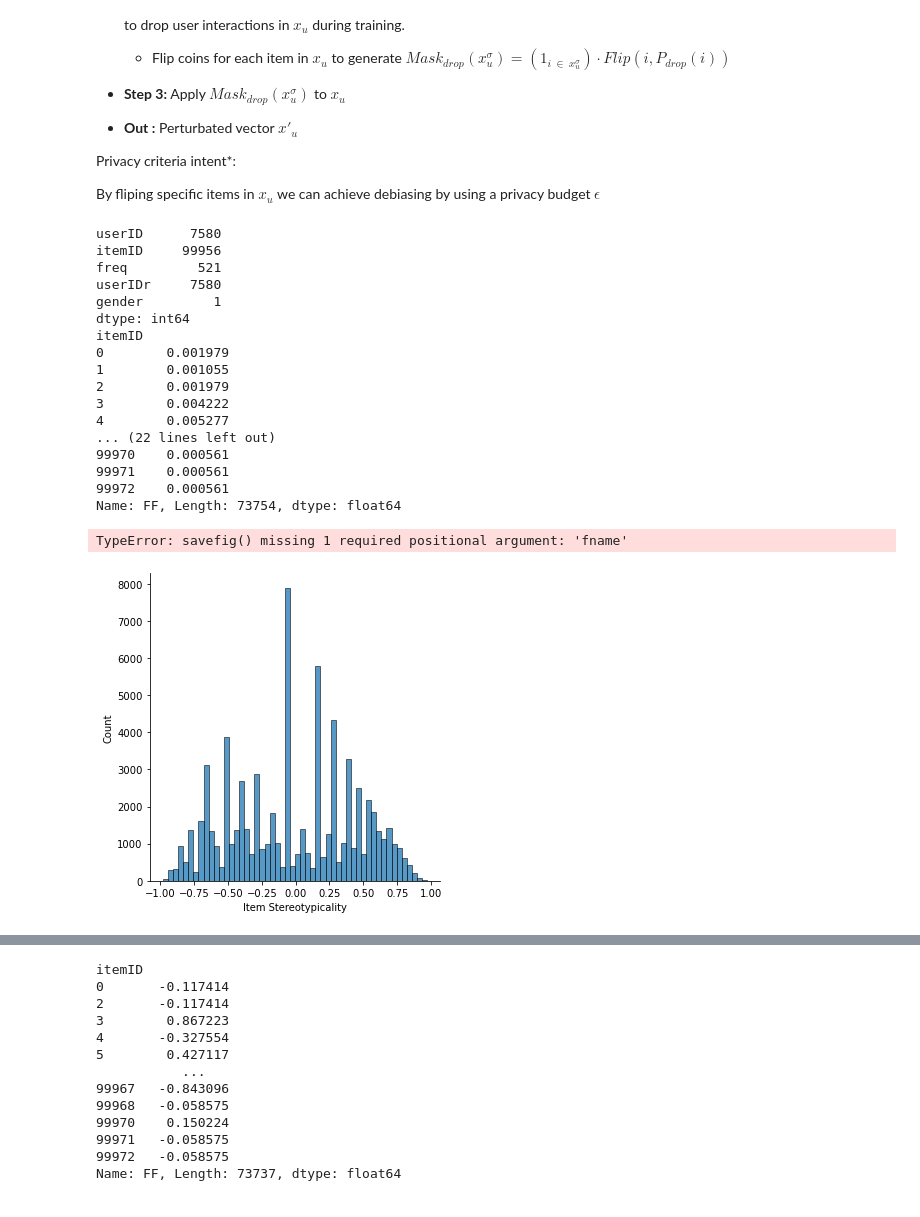
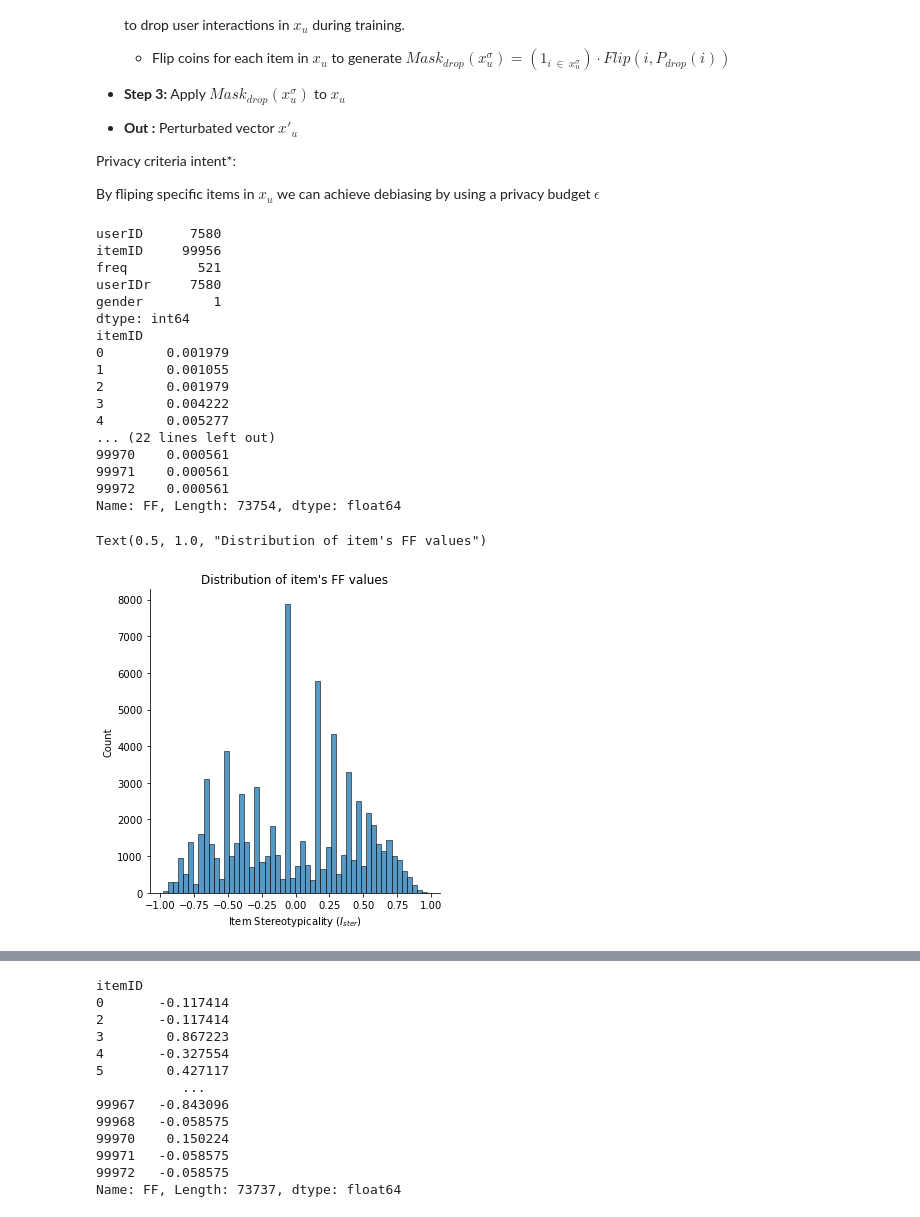
Before and after one commit to gescobedo/SBO, a Jupyter notebook: perturbation.ipynb, the cells around one changed output, grey strips where cells are left out. Saved outputs shown, nothing was run; the diff lists cells and outputs as text; code cells hidden in the pictures.

```diff
--- a/perturbation.ipynb
+++ b/perturbation.ipynb
@@ -94,37 +94,36 @@ def sample_most_pop(population, num_sample=5,prob_bins=[], group_key="group"):
 
 data_inter = pd.read_csv(ROOT_DIR/"lfm-multi-attr/Gustavo-2023-09-v2/inter.tsv.bz2",sep="\t",names=["userID","itemID","freq"],engine="python")
 data_user = pd.read_csv(ROOT_DIR/"lfm-multi-attr/Gustavo-2023-09-v2/demo.tsv.bz2",sep="\t",names=["userID","country","age","gender","created_at"],engine="python")
 
 joined = data_inter.join(data_user[["userID","gender"]], on="userID",how="left", lsuffix='', rsuffix='r').dropna()
 
 user_groups= {"gender":["m","f"]}
 rel_freq  = calc_rel_freq_inter(joined,user_groups)
 ff =calculate_ff(rel_freq,"gender_m","gender_f")
 #ff.to_csv("lastfm-ff-values-M2F.csv")
-ff.name = "Item Stereotypicality"
+ff.name = "Item Stereotypicality $(I_{ster})$"
 sns.displot(ff)
-plt.savefig()
 plt.title("Distribution of item's FF values")
 # %% [output]
 userID      7580
 itemID     99956
 freq         521
 userIDr     7580
 gender         1
 dtype: int64
 itemID
 0        0.001979
 1        0.001055
 2        0.001979
 3        0.004222
 4        0.005277
 ... (22 lines left out)
 99970    0.000561
 99971    0.000561
 99972    0.000561
 Name: FF, Length: 73754, dtype: float64
-TypeError: savefig() missing 1 required positional argument: 'fname'
+Text(0.5, 1.0, "Distribution of item's FF values")
-[figure, old version]
+[figure, new version]
 # %%
 
 sns.displot(ff)
```
Also changed, not shown: parts of 3 cells of this notebook, 4 other files.
